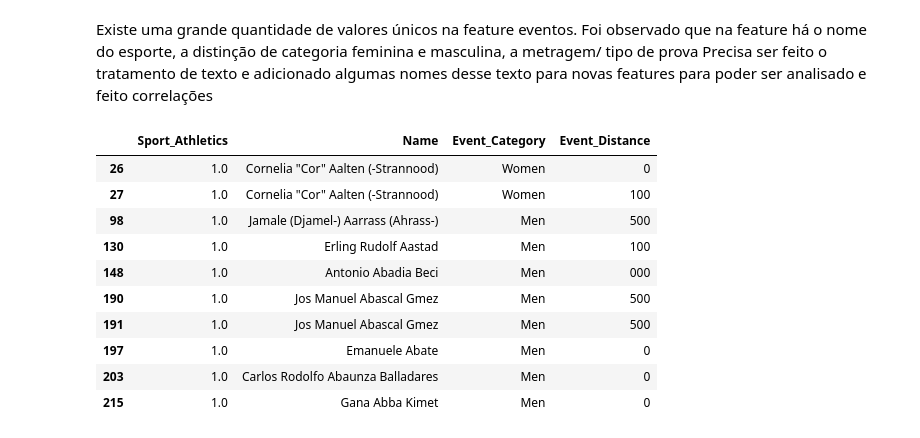
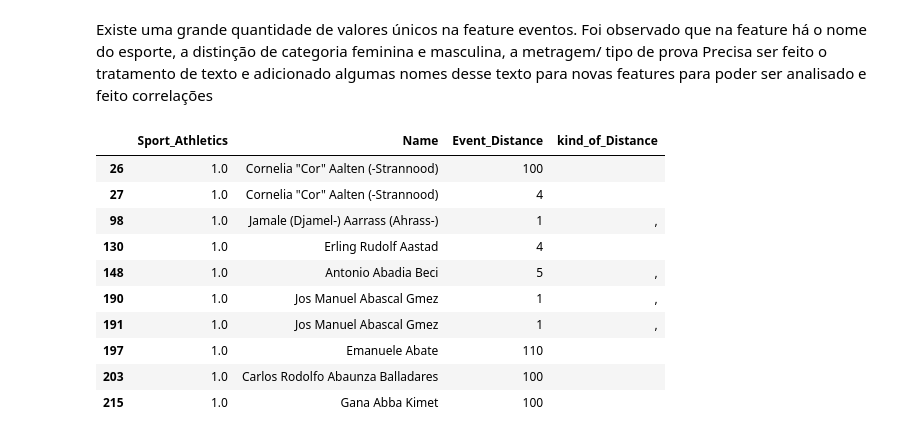
Before and after one commit to IanPerigoVianna/olimpcs, a Jupyter notebook: olympics.ipynb, the cells around one changed output. Drawn from its saved outputs; the diff is of its cells as text; code cells hidden in the pictures.

```diff
--- a/olympics.ipynb
+++ b/olympics.ipynb
@@ -320,14 +315,14 @@ categoric_encoded = pd.concat([categoric, dummy_variables], axis=1)
 # %%
-categoric_encoded[categoric_encoded['Sport_Athletics'] == 1] [['Sport_Athletics','Name','Event_Category','Event_Distance']].head(10)
+categoric_encoded[categoric_encoded['Sport_Athletics'] == 1] [['Sport_Athletics','Name','Event_Distance','kind_of_Distance']].head(10)
 # %% [output]
-|  | Sport_Athletics | Name | Event_Category | Event_Distance |
-| 26 | 1.0 | Cornelia "Cor" Aalten (-Strannood) | Women | 0 |
-| 27 | 1.0 | Cornelia "Cor" Aalten (-Strannood) | Women | 100 |
-| 98 | 1.0 | Jamale (Djamel-) Aarrass (Ahrass-) | Men | 500 |
-| 130 | 1.0 | Erling Rudolf Aastad | Men | 100 |
-| 148 | 1.0 | Antonio Abadia Beci | Men | 000 |
-| 190 | 1.0 | Jos Manuel Abascal Gmez | Men | 500 |
-| 191 | 1.0 | Jos Manuel Abascal Gmez | Men | 500 |
-| 197 | 1.0 | Emanuele Abate | Men | 0 |
-| 203 | 1.0 | Carlos Rodolfo Abaunza Balladares | Men | 0 |
-| 215 | 1.0 | Gana Abba Kimet | Men | 0 |
+|  | Sport_Athletics | Name | Event_Distance | kind_of_Distance |
+| 26 | 1.0 | Cornelia "Cor" Aalten (-Strannood) | 100 |  |
+| 27 | 1.0 | Cornelia "Cor" Aalten (-Strannood) | 4 |  |
+| 98 | 1.0 | Jamale (Djamel-) Aarrass (Ahrass-) | 1 | , |
+| 130 | 1.0 | Erling Rudolf Aastad | 4 |  |
+| 148 | 1.0 | Antonio Abadia Beci | 5 | , |
+| 190 | 1.0 | Jos Manuel Abascal Gmez | 1 | , |
+| 191 | 1.0 | Jos Manuel Abascal Gmez | 1 | , |
+| 197 | 1.0 | Emanuele Abate | 110 |  |
+| 203 | 1.0 | Carlos Rodolfo Abaunza Balladares | 100 |  |
+| 215 | 1.0 | Gana Abba Kimet | 100 |  |
```
Also changed, not shown: parts of 27 cells of this notebook.
